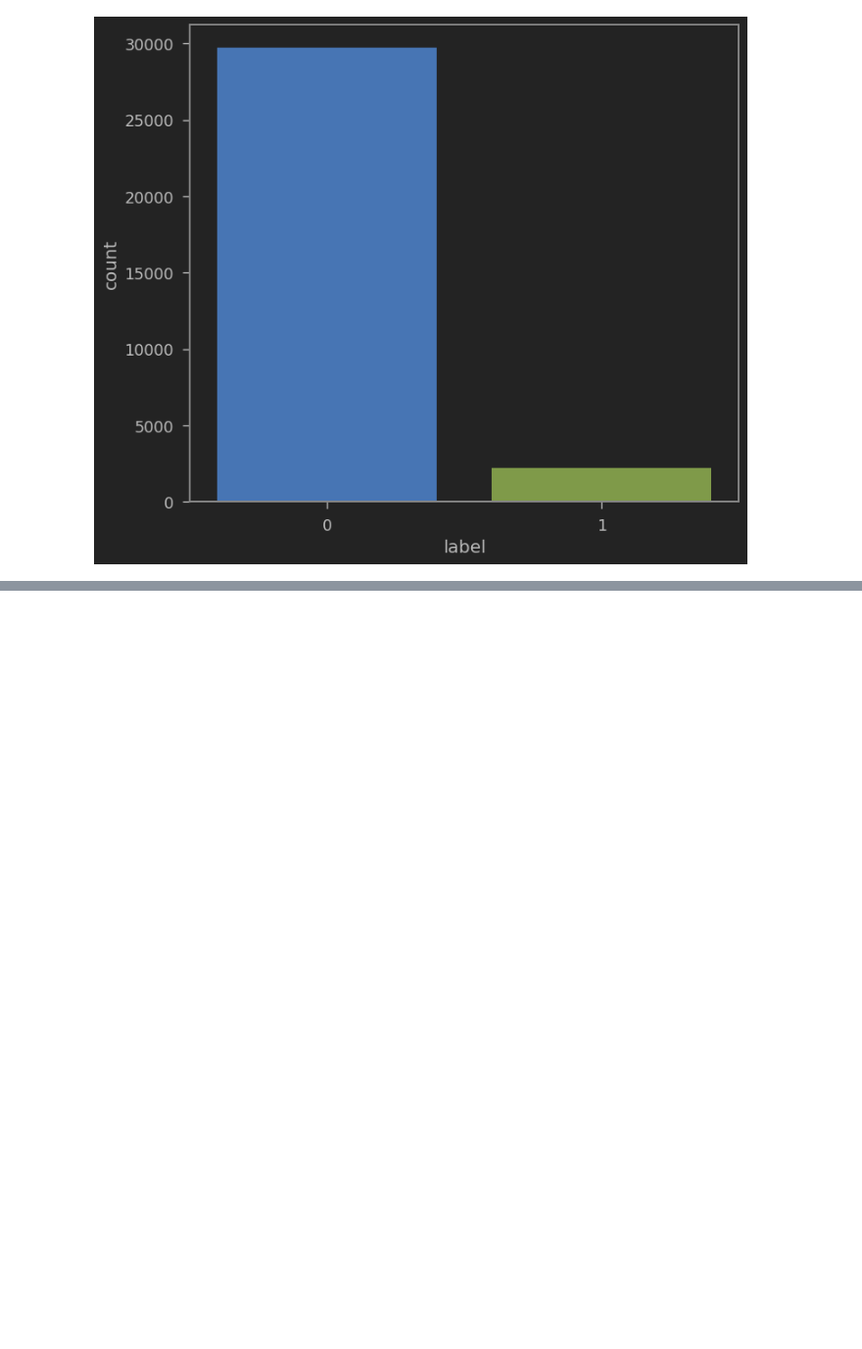
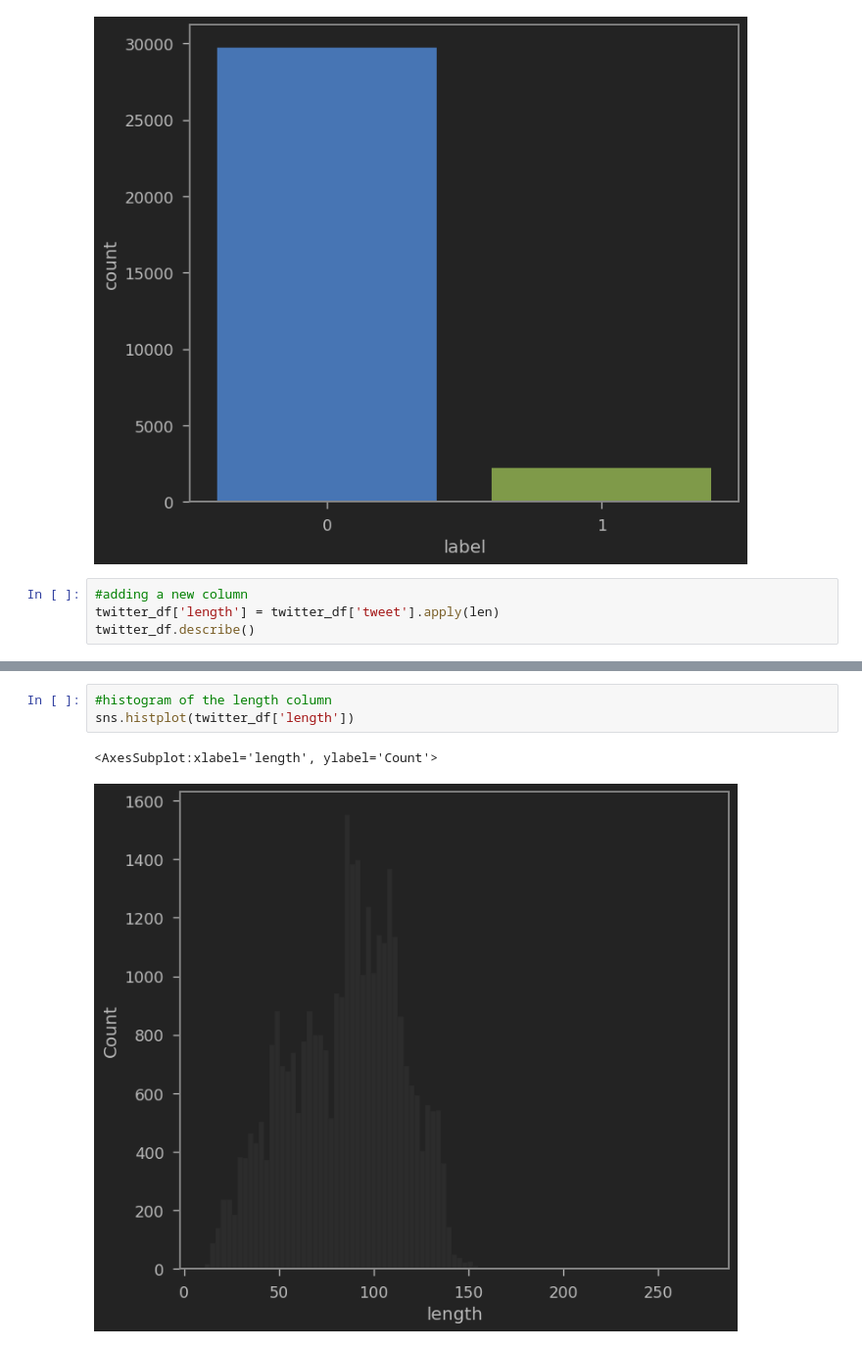
Before and after one commit to mitzu-93/twitter-sentiment, a Jupyter notebook: sentiment-analysis.ipynb, the cells around one changed output, grey strips where cells are left out. Shown at 98% size. Cells and saved outputs as stored; diff of their text form; blank space fills up the shorter version.

Commit message:
added length col and length visualisation

```diff
--- a/sentiment-analysis.ipynb
+++ b/sentiment-analysis.ipynb
@@ -109,3 +110,7 @@ sns.countplot(twitter_df['label'], label='Count')
 # %% [output]
 <AxesSubplot:xlabel='label', ylabel='count'>
 [figure]
+# %%
+#adding a new column
+twitter_df['length'] = twitter_df['tweet'].apply(len)
+twitter_df.describe()
@@ -111,0 +150,6 @@ sns.countplot(twitter_df['label'], label='Count')
+# %%
+#histogram of the length column
+sns.histplot(twitter_df['length'])
+# %% [output]
+<AxesSubplot:xlabel='length', ylabel='Count'>
+[figure, added]
```
Also changed, not shown: parts of 6 cells of this notebook.
